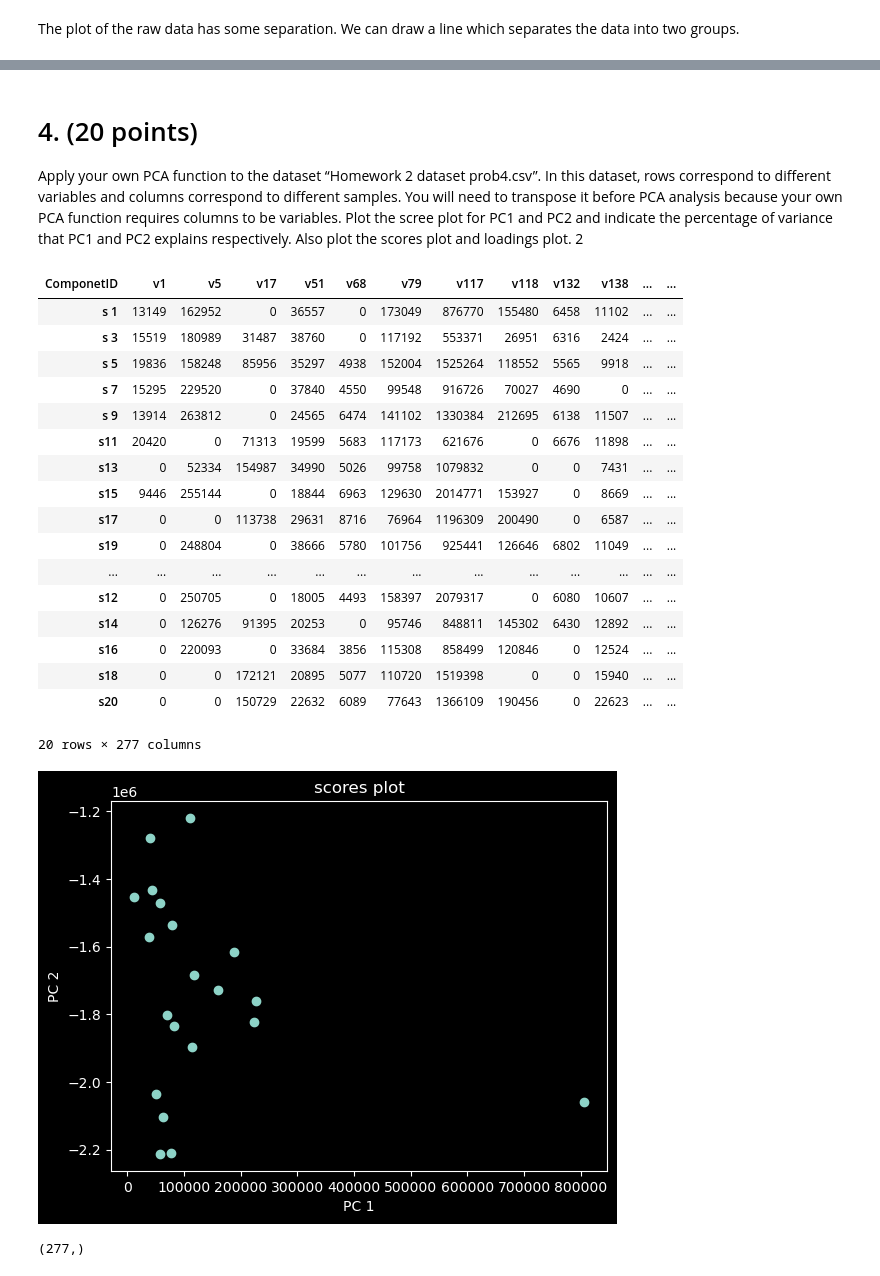
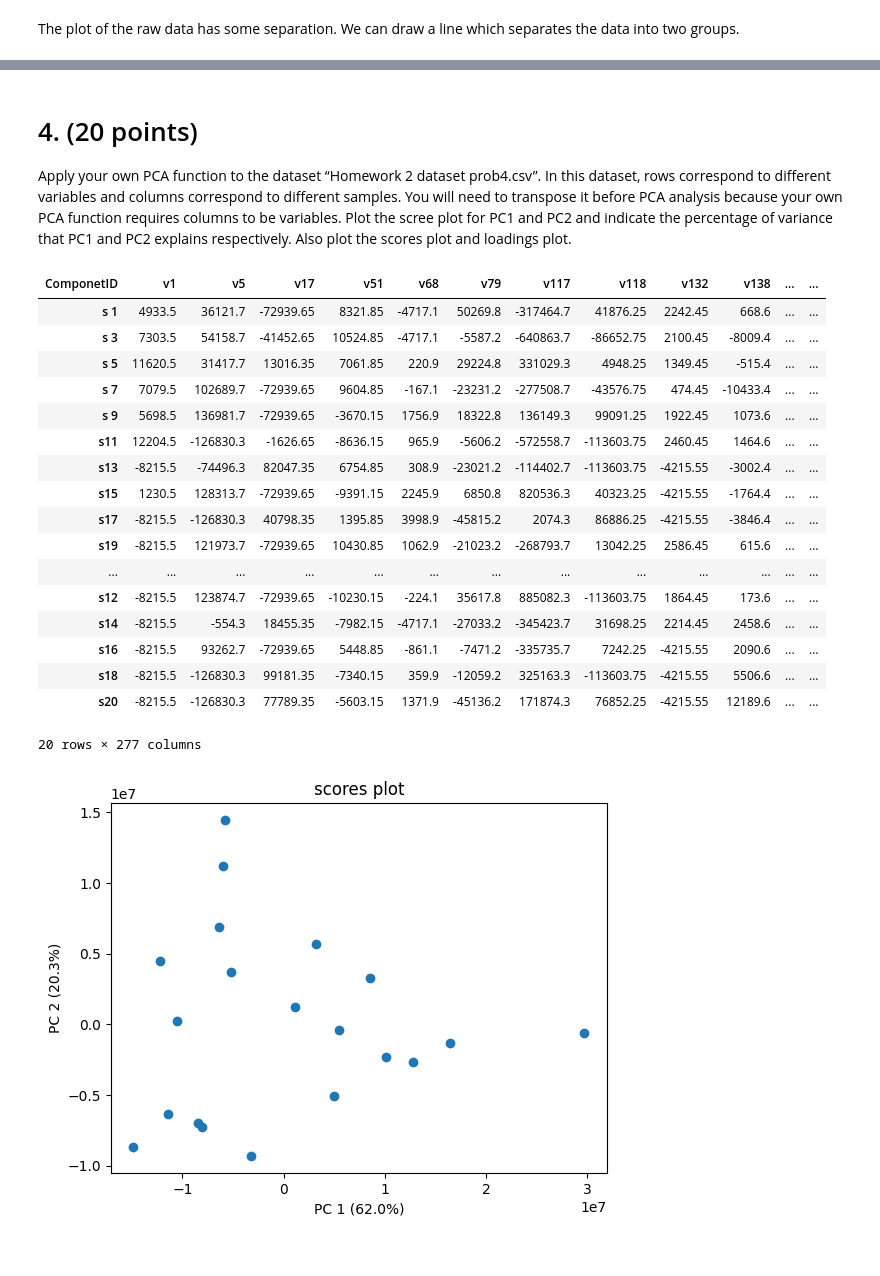
Before and after one commit to Abeoseh/machine-learning, a Jupyter notebook: homework/assignment5/assignment_5.ipynb, the cells around one changed output, grey strips where cells are left out. Drawn from its saved outputs; the diff is of its cells as text; code cells hidden in the pictures.

```diff
--- a/homework/assignment5/assignment_5.ipynb
+++ b/homework/assignment5/assignment_5.ipynb
@@ -227,7 +234,6 @@ samples. You will need to transpose it before PCA analysis because your own PCA
 function requires columns to be variables. Plot the scree plot for PC1 and PC2 and
 indicate the percentage of variance that PC1 and PC2 explains respectively. Also plot
 the scores plot and loadings plot.
-2
 # %%
 df2 = pd.read_csv("data/Homework_2_dataset_prob4.csv", sep = ",").transpose()
 # Set the first row (original column names) as new column headers
@@ -235,40 +241,47 @@ new_columns = df2.iloc[0]
 df2 = df2[1:]
 df2.columns = new_columns
 
-# mean_centering(df2.drop("ComponentID"))
+mean_centering(df2)
 
 matrix2 = df2.to_numpy().astype(float)
 
 df2
 # %% [output]
 | ComponetID | v1 | v5 | v17 | v51 | v68 | v79 | v117 | v118 | v132 | v138 | ... | ... |
-| s 1 | 13149 | 162952 | 0 | 36557 | 0 | 173049 | 876770 | 155480 | 6458 | 11102 | ... | ... |
-| s 3 | 15519 | 180989 | 31487 | 38760 | 0 | 117192 | 553371 | 26951 | 6316 | 2424 | ... | ... |
-| s 5 | 19836 | 158248 | 85956 | 35297 | 4938 | 152004 | 1525264 | 118552 | 5565 | 9918 | ... | ... |
-| s 7 | 15295 | 229520 | 0 | 37840 | 4550 | 99548 | 916726 | 70027 | 4690 | 0 | ... | ... |
-| s 9 | 13914 | 263812 | 0 | 24565 | 6474 | 141102 | 1330384 | 212695 | 6138 | 11507 | ... | ... |
-| s11 | 20420 | 0 | 71313 | 19599 | 5683 | 117173 | 621676 | 0 | 6676 | 11898 | ... | ... |
-| s13 | 0 | 52334 | 154987 | 34990 | 5026 | 99758 | 1079832 | 0 | 0 | 7431 | ... | ... |
-| s15 | 9446 | 255144 | 0 | 18844 | 6963 | 129630 | 2014771 | 153927 | 0 | 8669 | ... | ... |
-| s17 | 0 | 0 | 113738 | 29631 | 8716 | 76964 | 1196309 | 200490 | 0 | 6587 | ... | ... |
-| s19 | 0 | 248804 | 0 | 38666 | 5780 | 101756 | 925441 | 126646 | 6802 | 11049 | ... | ... |
+| s 1 | 4933.5 | 36121.7 | -72939.65 | 8321.85 | -4717.1 | 50269.8 | -317464.7 | 41876.25 | 2242.45 | 668.6 | ... | ... |
+| s 3 | 7303.5 | 54158.7 | -41452.65 | 10524.85 | -4717.1 | -5587.2 | -640863.7 | -86652.75 | 2100.45 | -8009.4 | ... | ... |
+| s 5 | 11620.5 | 31417.7 | 13016.35 | 7061.85 | 220.9 | 29224.8 | 331029.3 | 4948.25 | 1349.45 | -515.4 | ... | ... |
+| s 7 | 7079.5 | 102689.7 | -72939.65 | 9604.85 | -167.1 | -23231.2 | -277508.7 | -43576.75 | 474.45 | -10433.4 | ... | ... |
+| s 9 | 5698.5 | 136981.7 | -72939.65 | -3670.15 | 1756.9 | 18322.8 | 136149.3 | 99091.25 | 1922.45 | 1073.6 | ... | ... |
+| s11 | 12204.5 | -126830.3 | -1626.65 | -8636.15 | 965.9 | -5606.2 | -572558.7 | -113603.75 | 2460.45 | 1464.6 | ... | ... |
+| s13 | -8215.5 | -74496.3 | 82047.35 | 6754.85 | 308.9 | -23021.2 | -114402.7 | -113603.75 | -4215.55 | -3002.4 | ... | ... |
+| s15 | 1230.5 | 128313.7 | -72939.65 | -9391.15 | 2245.9 | 6850.8 | 820536.3 | 40323.25 | -4215.55 | -1764.4 | ... | ... |
+| s17 | -8215.5 | -126830.3 | 40798.35 | 1395.85 | 3998.9 | -45815.2 | 2074.3 | 86886.25 | -4215.55 | -3846.4 | ... | ... |
+| s19 | -8215.5 | 121973.7 | -72939.65 | 10430.85 | 1062.9 | -21023.2 | -268793.7 | 13042.25 | 2586.45 | 615.6 | ... | ... |
 | ... | ... | ... | ... | ... | ... | ... | ... | ... | ... | ... | ... | ... |
-| s12 | 0 | 250705 | 0 | 18005 | 4493 | 158397 | 2079317 | 0 | 6080 | 10607 | ... | ... |
-| s14 | 0 | 126276 | 91395 | 20253 | 0 | 95746 | 848811 | 145302 | 6430 | 12892 | ... | ... |
-| s16 | 0 | 220093 | 0 | 33684 | 3856 | 115308 | 858499 | 120846 | 0 | 12524 | ... | ... |
-| s18 | 0 | 0 | 172121 | 20895 | 5077 | 110720 | 1519398 | 0 | 0 | 15940 | ... | ... |
-| s20 | 0 | 0 | 150729 | 22632 | 6089 | 77643 | 1366109 | 190456 | 0 | 22623 | ... | ... |
+| s12 | -8215.5 | 123874.7 | -72939.65 | -10230.15 | -224.1 | 35617.8 | 885082.3 | -113603.75 | 1864.45 | 173.6 | ... | ... |
+| s14 | -8215.5 | -554.3 | 18455.35 | -7982.15 | -4717.1 | -27033.2 | -345423.7 | 31698.25 | 2214.45 | 2458.6 | ... | ... |
+| s16 | -8215.5 | 93262.7 | -72939.65 | 5448.85 | -861.1 | -7471.2 | -335735.7 | 7242.25 | -4215.55 | 2090.6 | ... | ... |
+| s18 | -8215.5 | -126830.3 | 99181.35 | -7340.15 | 359.9 | -12059.2 | 325163.3 | -113603.75 | -4215.55 | 5506.6 | ... | ... |
+| s20 | -8215.5 | -126830.3 | 77789.35 | -5603.15 | 1371.9 | -45136.2 | 171874.3 | 76852.25 | -4215.55 | 12189.6 | ... | ... |
 20 rows × 277 columns
 # %%
+df2 = pd.read_csv("data/Homework_2_dataset_prob4.csv", sep = ",").transpose()
+# Set the first row (original column names) as new column headers
+new_columns = df2.iloc[0]
+df2 = df2[1:]
+df2.columns = new_columns
+
+mean_centering(df2)
+
+matrix2 = df2.to_numpy().astype(float)
+
 pca_matrix2 = MyPCA(x = matrix2.T)
 
 
 pca_matrix2.compute_eigens()
 pca_matrix2.projection()
 
 pca_matrix2.scores_plot()
-
-pca_matrix2.variance.shape
 # %% [output]
-[figure, old version]
+[figure, new version]
-(277,)
```
Also changed, not shown: parts of 15 cells of this notebook, 3 other files.
